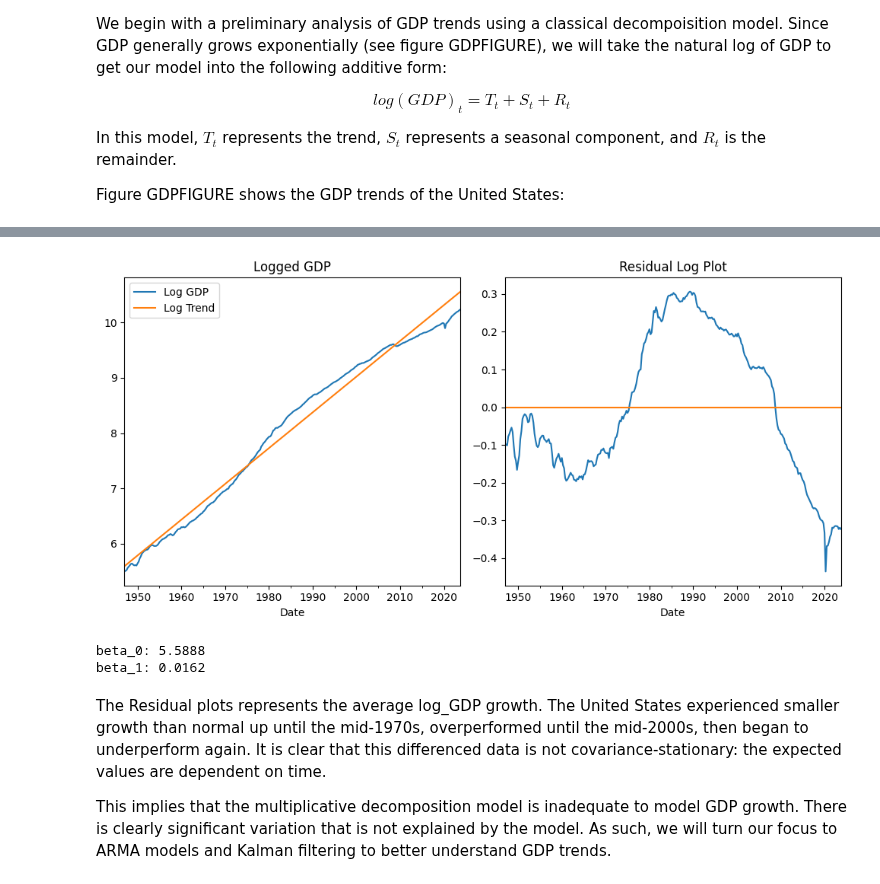
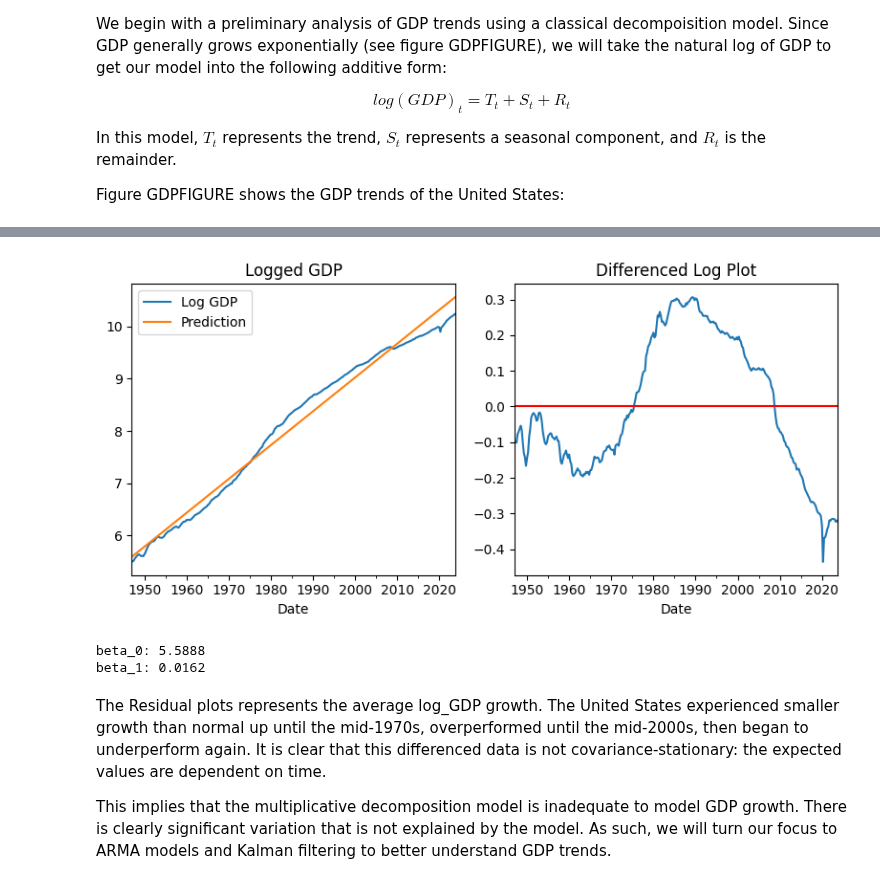
Before and after one commit to addmelo/ACME, a Jupyter notebook: InitialGDPModel.ipynb, the cells around one changed output, grey strips where cells are left out. Drawn from its saved outputs; the diff is of its cells as text; code cells hidden in the pictures.

```diff
--- a/InitialGDPModel.ipynb
+++ b/InitialGDPModel.ipynb
@@ -39,19 +39,19 @@ In this model, $T_t$ represents the trend, $S_t$ represents a seasonal component
 Figure GDPFIGURE shows the GDP trends of the United States:
 # %%
 # Plot initial results
-fig, axs = plt.subplots(1,2, figsize=(10,5))
+fig, axs = plt.subplots(1,2, figsize=(8,4))
 plt.gca().yaxis.get_offset_text().set_visible(False)
-USA.plot(y="GDP", ax=axs[0], use_index=True)
+USA.plot(y="GDP", ax=axs[0], use_index=True, legend=False)
 #JAPAN.plot(x="Year", y="GDP", ax=axs[0], label="Japan")
-axs[0].set_title("GDP For the United States: 1960-2016")
+axs[0].set_title("GDP For the United States: 1947-2023")
 axs[0].set_ylabel("Tens of Trillions ($)")
 
 # Plot the logged models
-USA.plot(y="log_GDP", ax=axs[1], use_index=True)
-axs[1].set_title("Log GDP For the United States: 1960-2016")
-axs[1].set_ylabel("GDP ($)")
+USA.plot(y="log_GDP", ax=axs[1], use_index=True, legend=False)
+axs[1].set_title("Log GDP For the United States: 1947-2023")
+#axs[1].set_ylabel("GDP ($)")
 plt.gca().yaxis.get_offset_text().set_visible(False)
-plt.suptitle("Figure GDPFIGURE")
+#plt.suptitle("Figure GDPFIGURE")
 plt.tight_layout()
 plt.show()
 # %% [output]
@@ -63,36 +63,35 @@ Since there isn't a seasonality aspect to this data, a moving averages model wil
 # %%
 def FitTrendAndPlot(df):
     '''df - the dataframe of the country data'''
-    # TODO: Fix this to get the line to align with the date
     y = df[['log_GDP']].reset_index(drop=True)
     X = sm.add_constant(y.index)
     model = sm.OLS(y, X).fit()
     modelPrediction = model.predict(X)
-
+    df['ModelPrediction'] = modelPrediction
 
     # Plot the results, both logged and the original
-    fig, axs = plt.subplots(1,2, figsize=(10,5))
+    fig, axs = plt.subplots(1,2, figsize=(8,4))
     df.plot(y='log_GDP', ax=axs[0], label="Log GDP", use_index=True)
-    axs[0].plot(y.index - 23*4, modelPrediction, label="Log Trend")
+    df.plot(y='ModelPrediction', ax=axs[0], label="Prediction", use_index=True)
     axs[0].set_title(f"Logged GDP")
     axs[0].legend()
 
     # De-trend the plots
     df['detrended_log_GDP'] = df['log_GDP'] - modelPrediction
     df.plot(y='detrended_log_GDP', ax=axs[1], legend=False, use_index=True)
-    axs[1].plot(df.index, np.zeros(len(df.index)))
-    axs[1].set_title("Residual Log Plot")
+    axs[1].plot(df.index, np.zeros(len(df.index)), 'r-')
+    axs[1].set_title("Differenced Log Plot")
 
     plt.tight_layout()
     plt.show()
 
     return model
 
 modelUSA = FitTrendAndPlot(USA)
 print(f"beta_0: {modelUSA.params[0].round(4)}")
 print(f"beta_1: {modelUSA.params[1].round(4)}")
 # %% [output]
-[figure, old version]
+[figure, new version]
 beta_0: 5.5888
 beta_1: 0.0162
 # %% [markdown]
```
Also changed, not shown: parts of 2 cells of this notebook, 1 other file.
